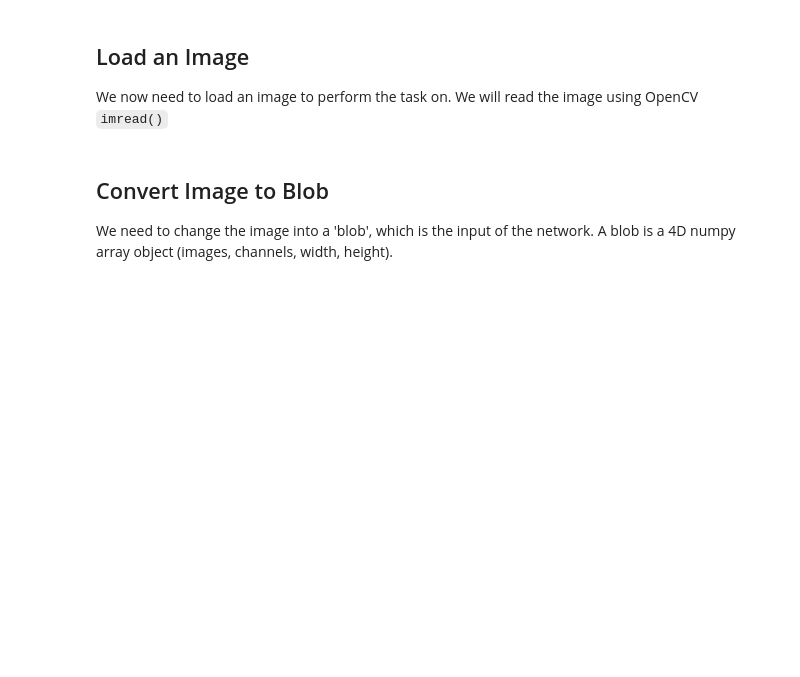
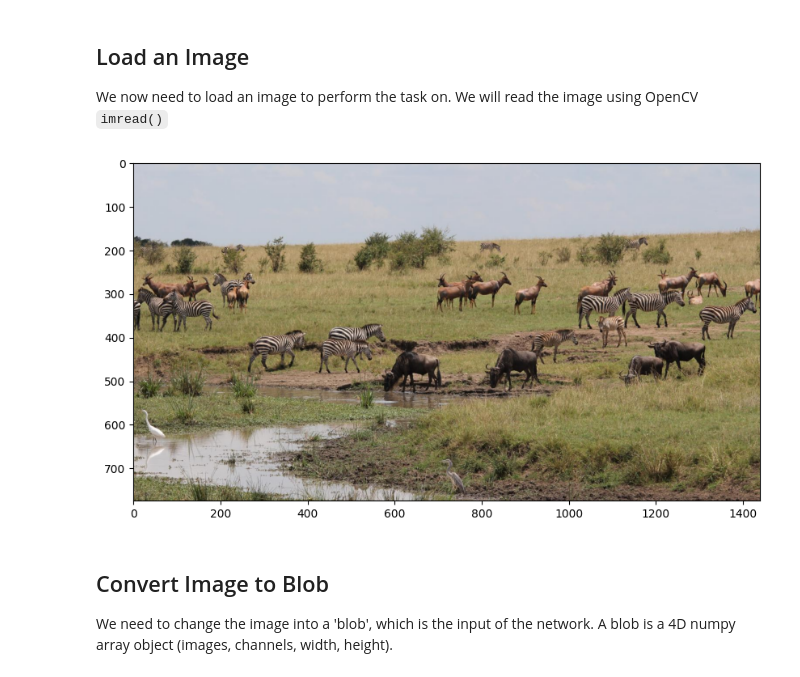
Before and after one commit to aafsal2004/EEC174_MPROJECTA1_AA_TN, a Jupyter notebook: YOLO_OpenCV_Tutorial.ipynb, the cells around one changed output. Saved outputs shown, nothing was run; the diff lists cells and outputs as text; code cells hidden in the pictures; blank space fills up the shorter version.

````diff
--- a/YOLO_OpenCV_Tutorial.ipynb
+++ b/YOLO_OpenCV_Tutorial.ipynb
@@ -21,10 +21,12 @@ yolo_layers = [layers[i[0] - 1] for i in network.getUnconnectedOutLayers()]
 We now need to load an image to perform the task on. We will read the image using OpenCV ```imread()```
 # %%
 %matplotlib inline
-image = cv2.imread('sample.jpg')
+image = cv2.imread('imgs/savannah.jpg')
 plt.rcParams['figure.figsize'] = (10.0, 10.0)
 plt.imshow(cv2.cvtColor(image, cv2.COLOR_BGR2RGB))
 plt.show()
+# %% [output]
+[figure, added]
 # %% [markdown]
 ## Convert Image to Blob
 We need to change the image into a 'blob', which is the input of the network. A blob is a 4D numpy array object (images, channels, width, height).
````
Also changed, not shown: parts of 3 cells of this notebook.
